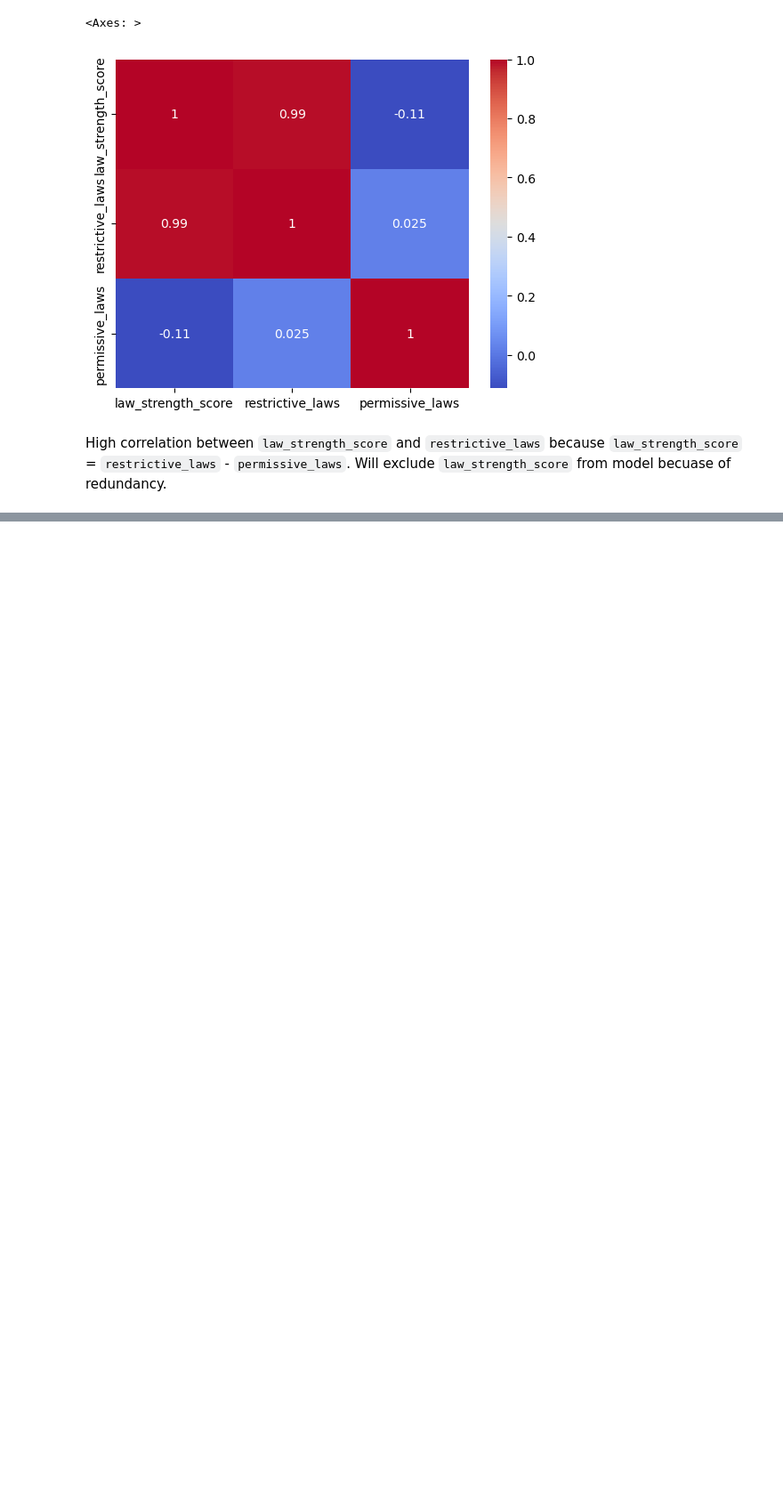
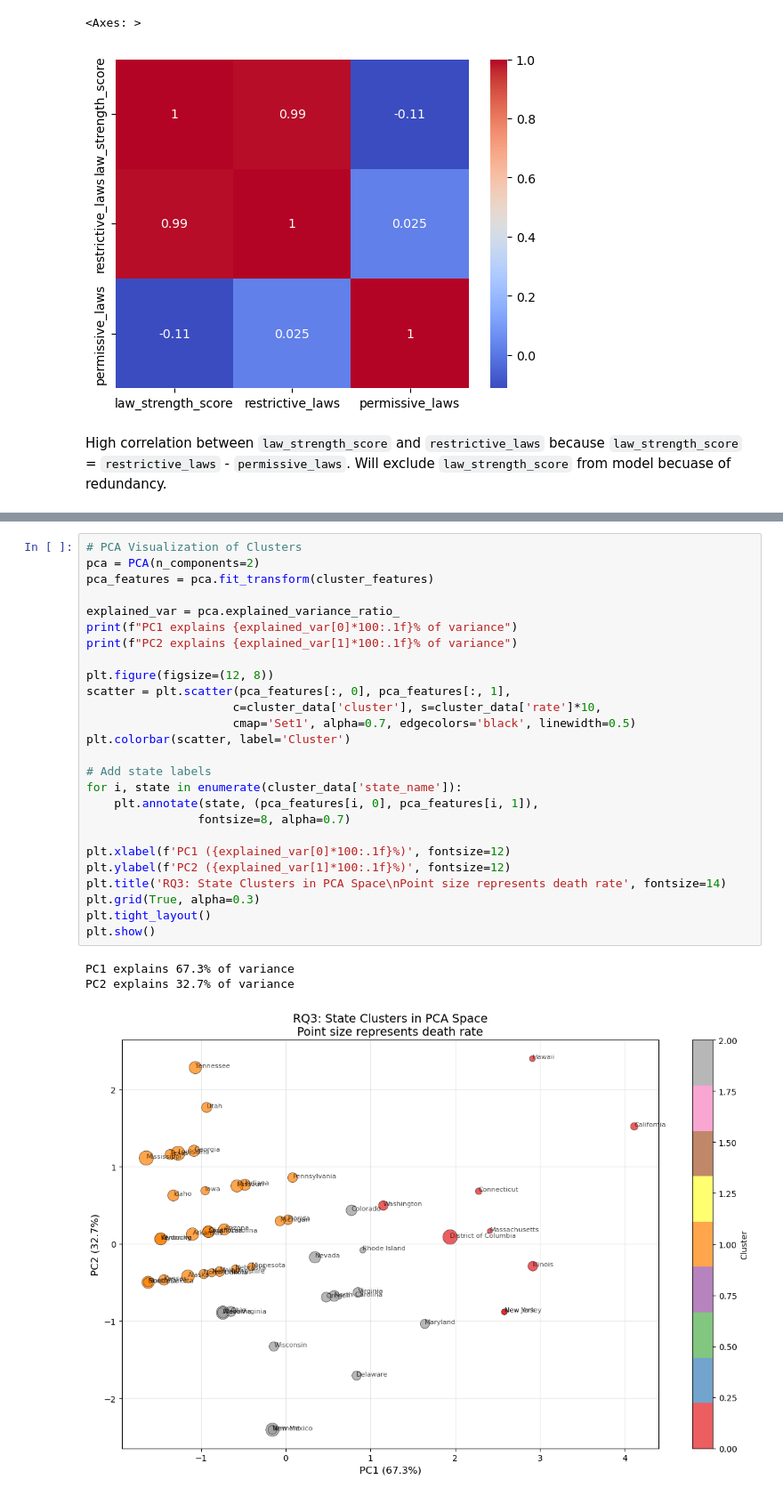
Before and after one commit to chloeob74/gun_policy_analysis, a Jupyter notebook: notebooks/models.ipynb, the cells around one changed output, grey strips where cells are left out. Shown at 89% size. Cells and saved outputs as stored; diff of their text form; blank space fills up the shorter version.

```diff
--- a/notebooks/models.ipynb
+++ b/notebooks/models.ipynb
@@ -64,0 +336,30 @@ High correlation between `law_strength_score` and `restrictive_laws` because `la
+# %%
+# PCA Visualization of Clusters
+pca = PCA(n_components=2)
+pca_features = pca.fit_transform(cluster_features)
+
+explained_var = pca.explained_variance_ratio_
+print(f"PC1 explains {explained_var[0]*100:.1f}% of variance")
+print(f"PC2 explains {explained_var[1]*100:.1f}% of variance")
+
+plt.figure(figsize=(12, 8))
+scatter = plt.scatter(pca_features[:, 0], pca_features[:, 1],
+                     c=cluster_data['cluster'], s=cluster_data['rate']*10,
+                     cmap='Set1', alpha=0.7, edgecolors='black', linewidth=0.5)
+plt.colorbar(scatter, label='Cluster')
+
+# Add state labels
+for i, state in enumerate(cluster_data['state_name']):
+    plt.annotate(state, (pca_features[i, 0], pca_features[i, 1]),
+                fontsize=8, alpha=0.7)
+
+plt.xlabel(f'PC1 ({explained_var[0]*100:.1f}%)', fontsize=12)
+plt.ylabel(f'PC2 ({explained_var[1]*100:.1f}%)', fontsize=12)
+plt.title('RQ3: State Clusters in PCA Space\nPoint size represents death rate', fontsize=14)
+plt.grid(True, alpha=0.3)
+plt.tight_layout()
+plt.show()
+# %% [output]
+PC1 explains 67.3% of variance
+PC2 explains 32.7% of variance
+[figure, added]
```
Also changed, not shown: parts of 31 cells of this notebook.
